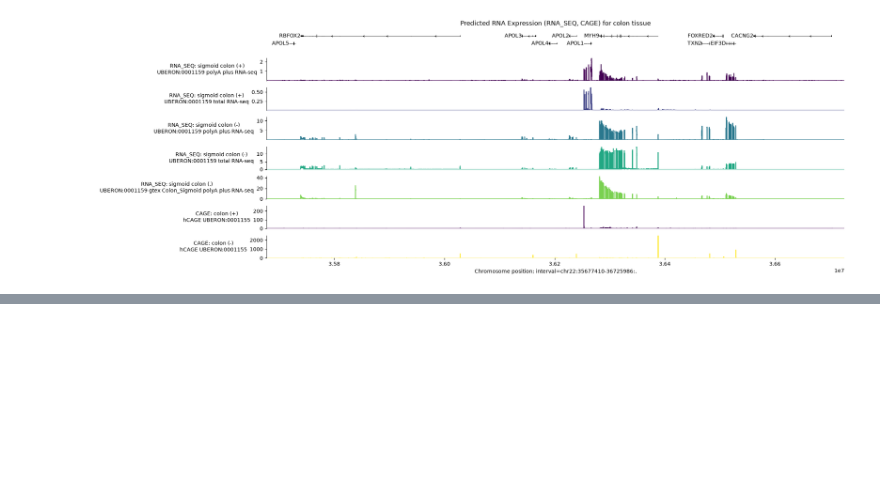
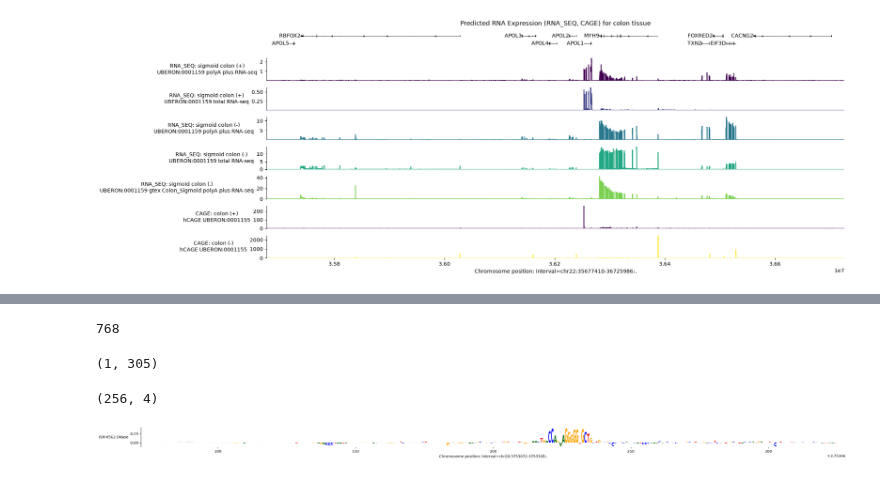
Before and after one commit to eirikhoye/action_var, a Jupyter notebook: workflow/notebooks/alphagenome_tutorial.ipynb, the cells around one changed output, grey strips where cells are left out. Drawn from its saved outputs; the diff is of its cells as text; code cells hidden in the pictures; blank space fills up the shorter version.

```diff
--- a/workflow/notebooks/alphagenome_tutorial.ipynb
+++ b/workflow/notebooks/alphagenome_tutorial.ipynb
@@ -82,0 +365,59 @@ plot = plot_components.plot(
+# %%
+# 16KB DNA sequence to use as context when making predictions.
+sequence_interval = genome.Interval('chr20', 3_753_000, 3_753_400)
+sequence_interval = sequence_interval.resize(dna_client.SEQUENCE_LENGTH_16KB)
+
+# Mutate all bases in the central 256-base region of the sequence_interval.
+ism_interval = sequence_interval.resize(256)
+# %%
+dnase_variant_scorer = variant_scorers.CenterMaskScorer(
+    requested_output=dna_client.OutputType.DNASE,
+    width=501,
+    aggregation_type=variant_scorers.AggregationType.DIFF_MEAN,
+)
+# %%
+variant_scores = dna_model.score_ism_variants(
+    interval=sequence_interval,
+    ism_interval=ism_interval,
+    variant_scorers=[dnase_variant_scorer],
+)
+# %%
+len(variant_scores)
+# %% [output]
+768
+# %%
+# Index into first variant and first scorer.
+variant_scores[0][0].X.shape
+# %% [output]
+(1, 305)
+# %%
+def extract_k562(adata):
+  values = adata.X[:, adata.var['ontology_curie'] == 'EFO:0002067']
+  assert values.size == 1
+  return values.flatten()[0]
+
+
+ism_result = ism.ism_matrix(
+    [extract_k562(x[0]) for x in variant_scores],
+    variants=[v[0].uns['variant'] for v in variant_scores],
+)
+# %%
+ism_result.shape
+# %% [output]
+(256, 4)
+# %%
+plot_components.plot(
+    [
+        plot_components.SeqLogo(
+            scores=ism_result,
+            scores_interval=ism_interval,
+            ylabel='ISM K562 DNase',
+        )
+    ],
+    interval=ism_interval,
+    fig_width=35,
+)
+
+plt.show()
+# %% [output]
+[figure, added]
```
Also changed, not shown: parts of 31 cells of this notebook, 9 other files.
